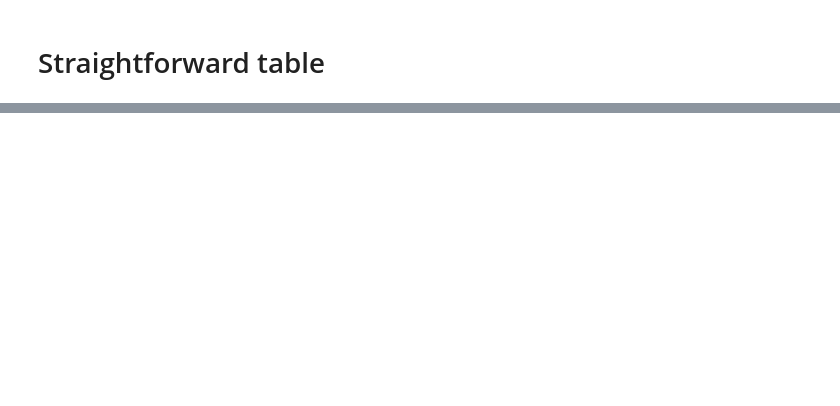
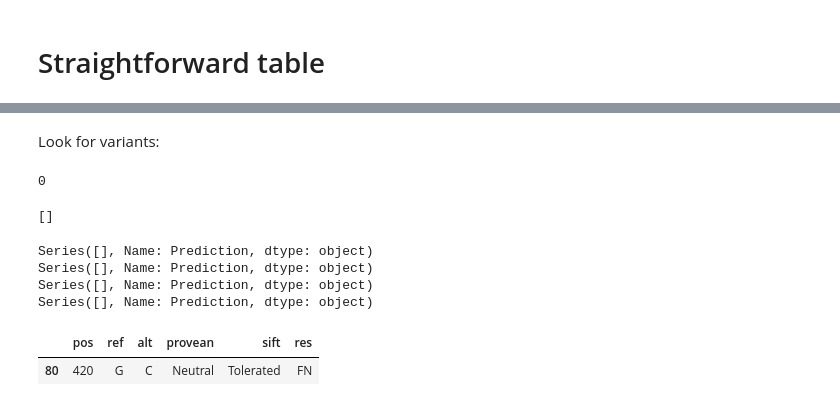
Before and after one commit to ArtemAmosov/notch, a Jupyter notebook: tsv_parse.ipynb, the cells around one changed output, grey strips where cells are left out. Saved outputs shown, nothing was run; the diff lists cells and outputs as text; code cells hidden in the pictures; blank space fills up the shorter version.

```diff
--- a/tsv_parse.ipynb
+++ b/tsv_parse.ipynb
@@ -196,21 +196,21 @@ TP = 0
 TN = 0
 FP = 0
 FN = 0
-for i in range(166):
-    if prov2['pred-2.5'][i] == 'Deleterious' and clin2['Effect'][i] == 'Pathogenic':
+for i in range(len(clin2.Protein_id)):
+    if prov2['sift'][i] == 'Damaging' and clin2['Effect'][i] == 'Pathogenic':
         TP +=1
-        prov2['Res'][i] = 'TP'
-    if prov2['pred-2.5'][i] == 'Deleterious' and clin2['Effect'][i] == 'Benign':
+        prov2['res'][i] = 'TP'
+    if prov2['sift'][i] == 'Damaging' and clin2['Effect'][i] == 'Benign':
         FP +=1
-        prov2['Res'][i] = 'FP'
-    if prov2['pred-2.5'][i] == 'Neutral' and clin2['Effect'][i] == 'Benign':
+        prov2['res'][i] = 'FP'
+    if prov2['sift'][i] == 'Tolerated' and clin2['Effect'][i] == 'Benign':
         TN +=1
-        prov2['Res'][i] = 'TN'
-    if prov2['pred-2.5'][i] == 'Neutral' and clin2['Effect'][i] == 'Pathogenic':
+        prov2['res'][i] = 'TN'
+    if prov2['sift'][i] == 'Tolerated' and clin2['Effect'][i] == 'Pathogenic':
         FN +=1
-        prov2['Res'][i] = 'FN'
+        prov2['res'][i] = 'FN'
 print(TP, TN, FP, FN)
-prov2
+#prov2
 # %% [output]
 A value is trying to be set on a copy of a slice from a DataFrame
 
@@ -269,20 +250,0 @@ Cutoff 0.05
-# %%
-TP = 0
-TN = 0
-FP = 0
-FN = 0
-for i in range(166):
-    if prov2['pred0.05'][i] == 'Damaging' and clin2['Effect'][i] == 'Pathogenic':
-        TP +=1
-        prov2['Res'][i] = 'TP'
-    if prov2['pred0.05'][i] == 'Damaging' and clin2['Effect'][i] == 'Benign':
-        FP +=1
-        prov2['Res'][i] = 'FP'
-    if prov2['pred0.05'][i] == 'Tolerated' and clin2['Effect'][i] == 'Benign':
-        TN +=1
-        prov2['Res'][i] = 'TN'
-    if prov2['pred0.05'][i] == 'Tolerated' and clin2['Effect'][i] == 'Pathogenic':
-        FN +=1
-        prov2['Res'][i] = 'FN'
-print(TP, TN, FP, FN)
-prov2
@@ -531,0 +501,2 @@ ax = sns.barplot(x="Algo", y = 'Accuracy',data=stats)
+# %% [markdown]
+Look for variants:
@@ -531,0 +508,29 @@ ax = sns.barplot(x="Algo", y = 'Accuracy',data=stats)
+# %%
+# 129 path in clinvar + 37 benign
+# 99 true path in sf (30 uncert)
+len(pos)
+#for i in pos:
+#    print(i)
+# %% [output]
+0
+# %%
+pos = []
+for i in range(len(clin2.Protein_id)):
+    if (stf['Prediction'][i] == 'Damaging' or stf['Prediction'][i] == 'likely Damaging') and clin2['Effect'][i] == 'Benign':
+        pos.append(stf.Input[i])
+pos
+# %% [output]
+[]
+# %%
+for i in prov_fp:
+    print(stf[stf['Input']== i]['Prediction'])
+# %% [output]
+Series([], Name: Prediction, dtype: object)
+Series([], Name: Prediction, dtype: object)
+Series([], Name: Prediction, dtype: object)
+Series([], Name: Prediction, dtype: object)
+# %%
+prov2[prov2['pos'] == 420]
+# %% [output]
+|  | pos | ref | alt | provean | sift | res |
+| 80 | 420 | G | C | Neutral | Tolerated | FN |
```
Also changed, not shown: parts of 34 cells of this notebook.
